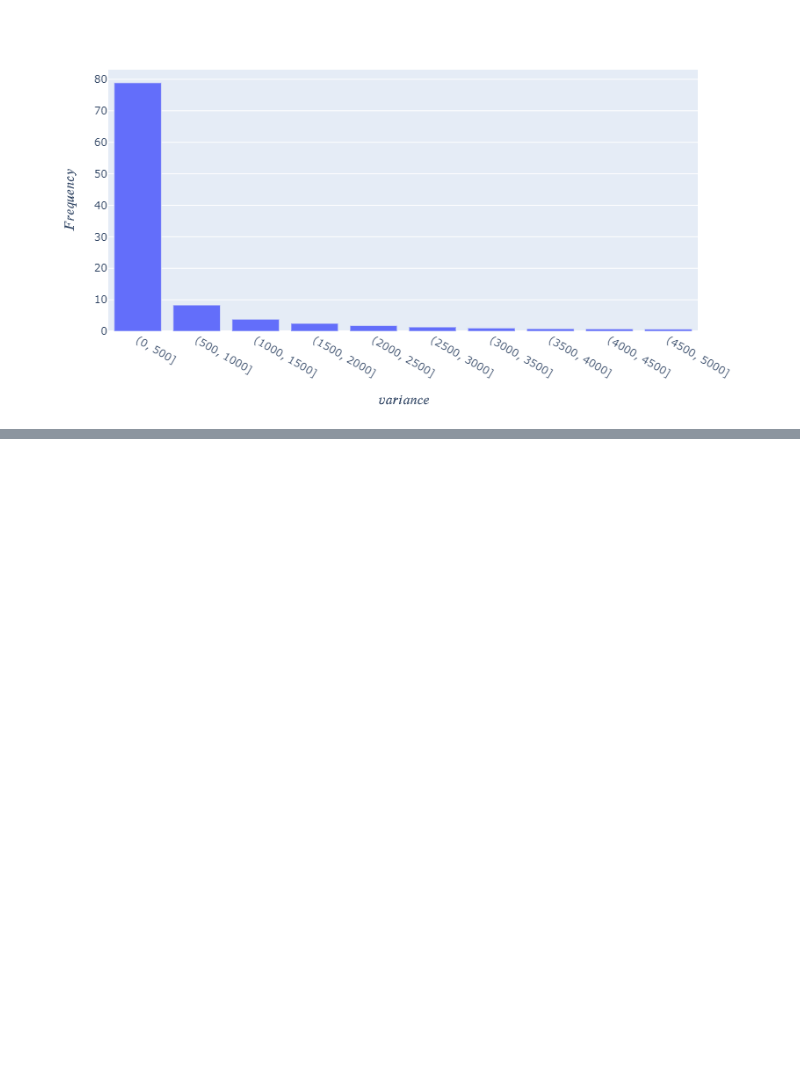
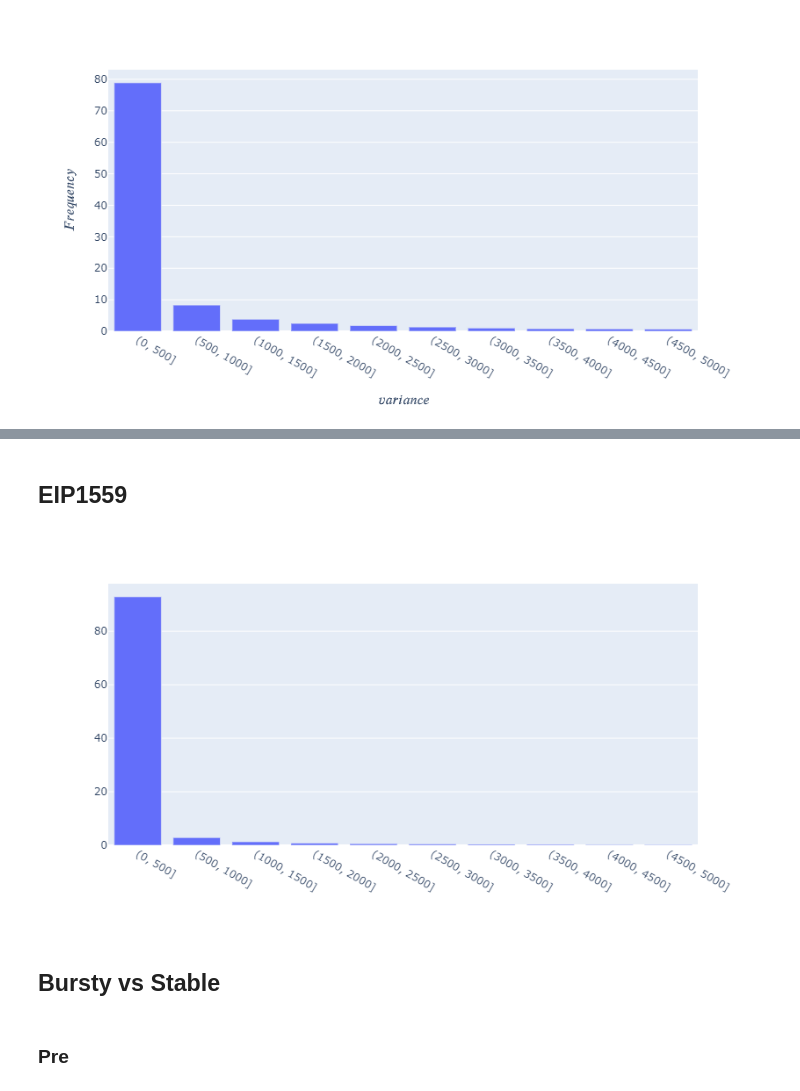
Before and after one commit to SHSR2001/beacondigest, a Jupyter notebook: notebooks/2021/eip1559 paper/merging.ipynb, the cells around one changed output, grey strips where cells are left out. Cells and saved outputs as stored; diff of their text form; code cells hidden in the pictures; blank space fills up the shorter version.

```diff
--- a/notebooks/2021/eip1559 paper/merging.ipynb
+++ b/notebooks/2021/eip1559 paper/merging.ipynb
@@ -87,0 +74,13 @@ px.bar(
+# %% [markdown]
+## EIP1559
+# %%
+block_freq = eip1559[['variance_category']].value_counts(normalize=True).rename_axis('variance_category').reset_index(name='freq')
+block_freq["freq"] *= 100
+px.bar(
+    block_freq, x="variance_category", y="freq", labels={"blk no.": " $#blocks after l$ ", "variance_category": " $variance$ ", "freq": "$Frequency$"},
+
+)
+# %% [output]
+[figure, added]
+# %% [markdown]
+## Bursty vs Stable
@@ -87,0 +91,2 @@ px.bar(
+# %% [markdown]
+### Pre
```
Also changed, not shown: parts of 21 cells of this notebook, 29 other files.
